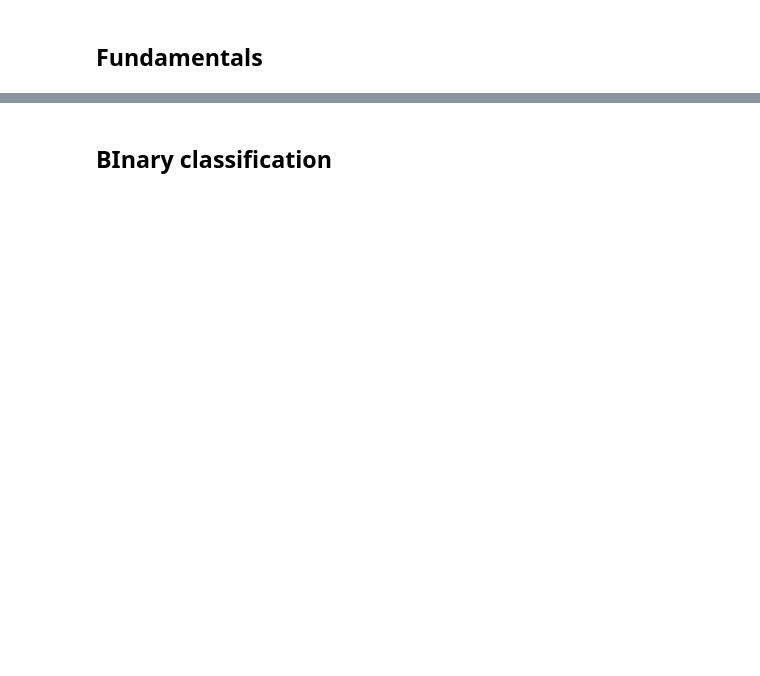
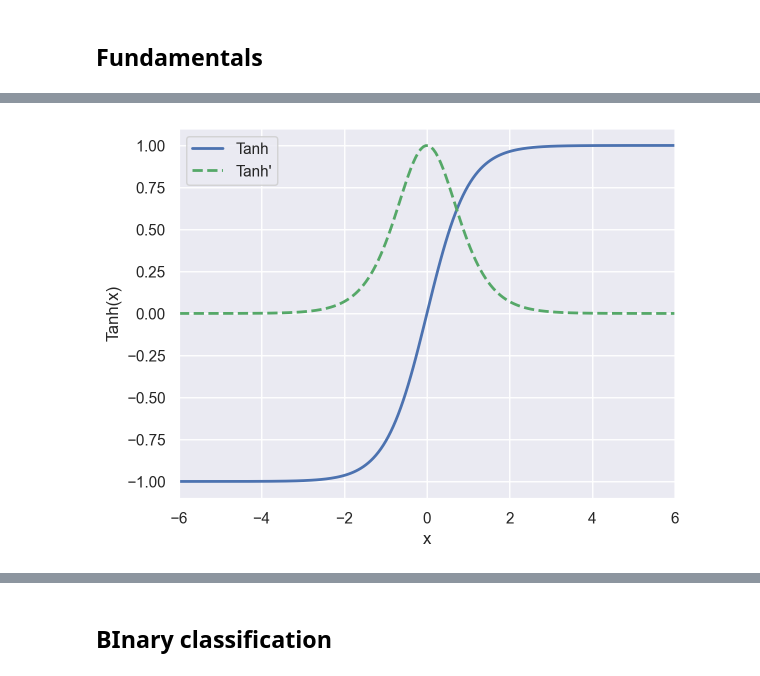
Before and after one commit to bpesquet/ainotes, a Jupyter notebook: docs/ml/ann.ipynb, the cells around one changed output, grey strips where cells are left out. Saved outputs shown, nothing was run; the diff lists cells and outputs as text; code cells hidden in the pictures; blank space fills up the shorter version.

```diff
--- a/docs/ml/ann.ipynb
+++ b/docs/ml/ann.ipynb
@@ -155,0 +262,15 @@ def plot_fashion_images(data, labels):
+# %%
+def tanh(x):
+    """Hyperbolic tangent function"""
+
+    return 2 * sigmoid(2 * x) - 1
+
+
+def tanh_prime(x):
+    """Derivative of hyperbolic tangent function"""
+
+    return 4 / np.square(np.exp(x) + np.exp(-x))
+# %%
+plot_activation_function(tanh, tanh_prime, "Tanh", axis=[-6, 6, -1.1, 1.1])
+# %% [output]
+[figure, added]
```
Also changed, not shown: parts of 34 cells of this notebook, 10 other files.
